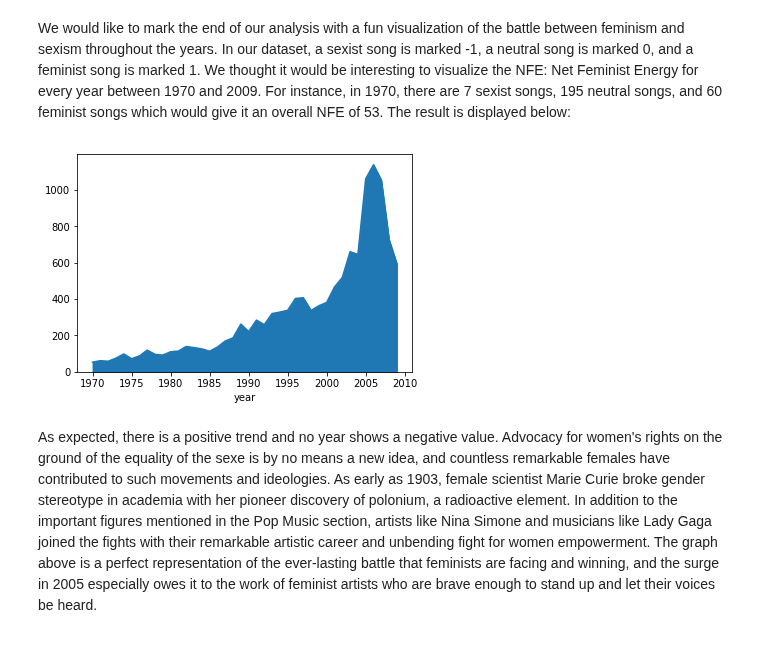
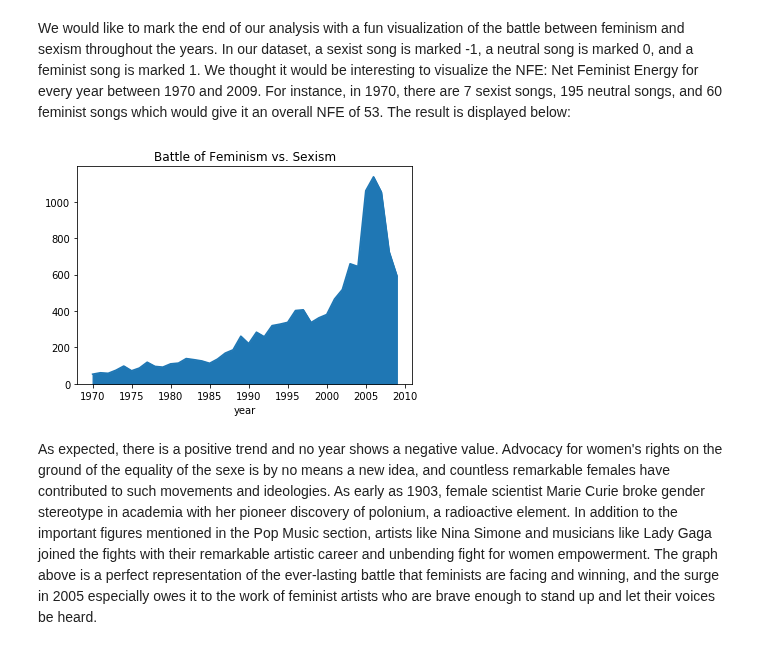
Before and after one commit to axnyang/CS401, a Jupyter notebook: datastory.ipynb, the cells around one changed output. Saved outputs shown, nothing was run; the diff lists cells and outputs as text; code cells hidden in the pictures.

```diff
--- a/datastory.ipynb
+++ b/datastory.ipynb
@@ -279,10 +280,10 @@ We would like to mark the end of our analysis with a fun visualization of the ba
 # %%
 battle = final_dataframe.groupby(['year', 'labels']).size()
 #print(a) #eg. in 1970, 7 sexist songs, 195 neutral, 60 feminist => overall score (sum) 53
 
-battle_per_year = final_dataframe.groupby(['year'])['labels'].sum().plot(kind = "Area")
+battle_per_year = final_dataframe.groupby(['year'])['labels'].sum().plot(kind = "Area", title = "Battle of Feminism vs. Sexism")
 # %% [output]
-[figure, old version]
+[figure, new version]
 # %% [markdown]
 As expected, there is a positive trend and no year shows a negative value. Advocacy for women's rights on the ground of the equality of the sexe is by no means a new idea, and countless remarkable females have contributed to such movements and ideologies. As early as 1903, female scientist Marie Curie broke gender stereotype in academia with her pioneer discovery of polonium, a radioactive element. In addition to the important figures mentioned in the Pop Music section, artists like Nina Simone and musicians like Lady Gaga joined the fights with their remarkable artistic career and unbending fight for women empowerment. The graph above is a perfect representation of the ever-lasting battle that feminists are facing and winning, and the surge in 2005 especially owes it to the work of feminist artists who are brave enough to stand up and let their voices be heard.
 # %% [markdown]
```
Also changed, not shown: parts of 14 cells of this notebook, 12 other files.
